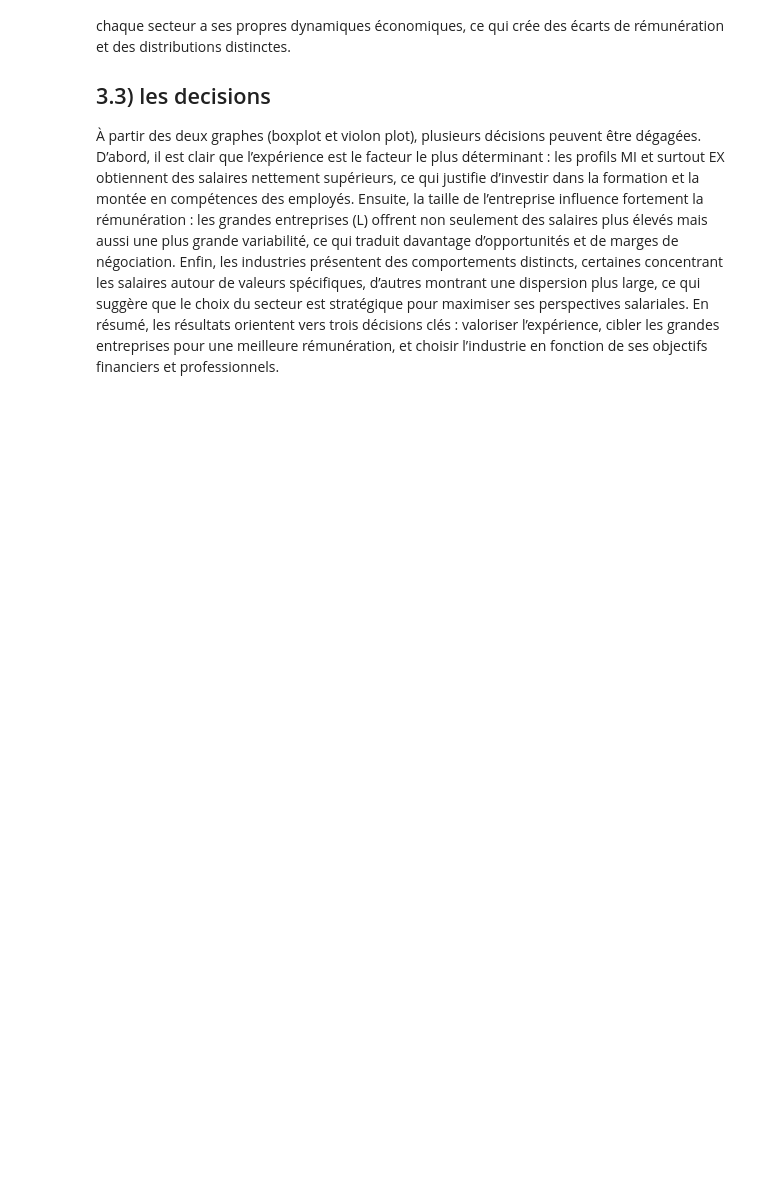
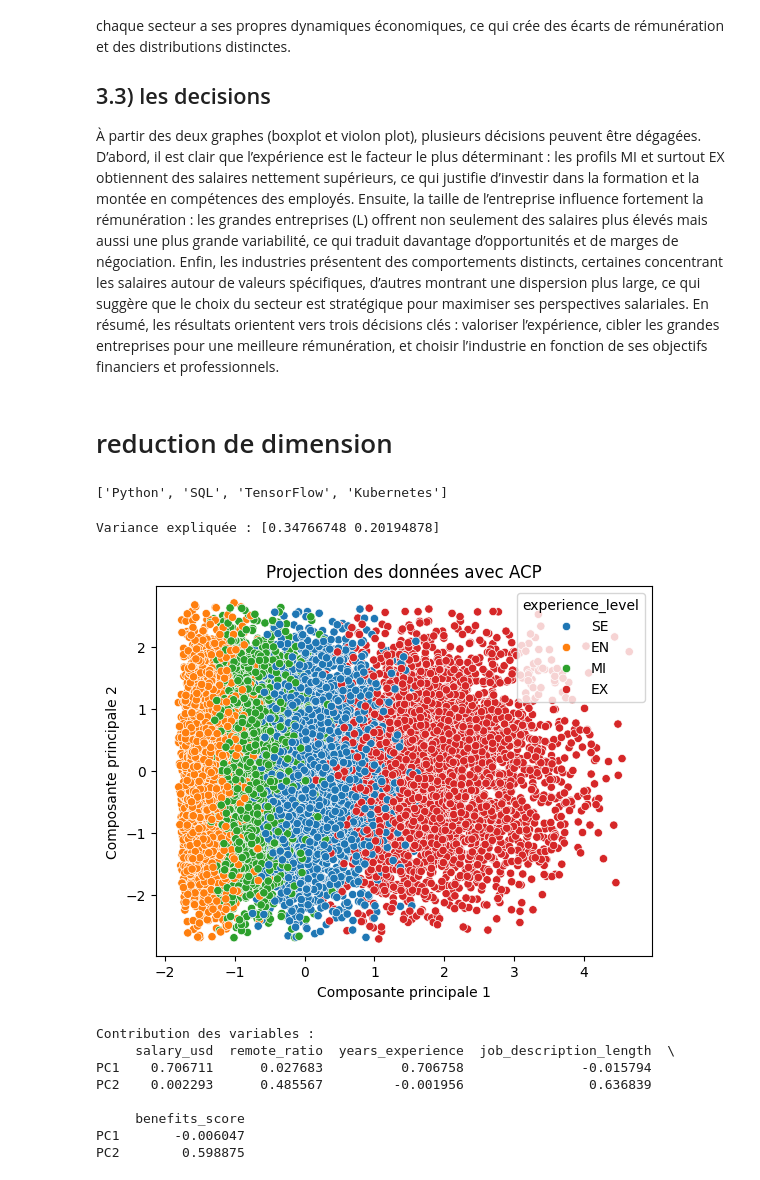
Before and after one commit to BrainCoder3/Vizualisation-Global-AI-Job-Market-Trends-Salary-Insights, a Jupyter notebook: notebooks/multivariate.ipynb, the cells around one changed output. Saved outputs shown, nothing was run; the diff lists cells and outputs as text; code cells hidden in the pictures; blank space fills up the shorter version.

```diff
--- a/notebooks/multivariate.ipynb
+++ b/notebooks/multivariate.ipynb
@@ -69,3 +69,5 @@ Text(0.5, 1.05, "Comparaison des salaires selon le niveau d'experiance, l'indust
 Ce violon plot illustre la distribution des salaires en fonction du niveau d’expérience, de l’industrie et de la taille de l’entreprise. On remarque que les salaires tendent à croître avec l’expérience, en particulier pour les profils MI et EX, et que les grandes entreprises (L) présentent des distributions plus étendues et des médianes plus élevées que les petites (S) ou moyennes (M). Les formes des violons montrent aussi la densité des salaires : certaines industries concentrent davantage de valeurs autour de niveaux spécifiques, tandis que d’autres affichent une dispersion plus large. Ces résultats s’expliquent par le fait que l’expérience accroît la valeur des employés, que les grandes entreprises disposent de plus de moyens financiers, et que chaque secteur a ses propres dynamiques économiques, ce qui crée des écarts de rémunération et des distributions distinctes.
 ## 3.3) les decisions
 À partir des deux graphes (boxplot et violon plot), plusieurs décisions peuvent être dégagées. D’abord, il est clair que l’expérience est le facteur le plus déterminant : les profils MI et surtout EX obtiennent des salaires nettement supérieurs, ce qui justifie d’investir dans la formation et la montée en compétences des employés. Ensuite, la taille de l’entreprise influence fortement la rémunération : les grandes entreprises (L) offrent non seulement des salaires plus élevés mais aussi une plus grande variabilité, ce qui traduit davantage d’opportunités et de marges de négociation. Enfin, les industries présentent des comportements distincts, certaines concentrant les salaires autour de valeurs spécifiques, d’autres montrant une dispersion plus large, ce qui suggère que le choix du secteur est stratégique pour maximiser ses perspectives salariales. En résumé, les résultats orientent vers trois décisions clés : valoriser l’expérience, cibler les grandes entreprises pour une meilleure rémunération, et choisir l’industrie en fonction de ses objectifs financiers et professionnels.
+# %% [markdown]
+# reduction de dimension
@@ -71,0 +77,72 @@ Ce violon plot illustre la distribution des salaires en fonction du niveau d’e
+# %%
+skills_exploded = df["required_skills"].str.split(",").explode().str.strip()
+
+# Compter les occurrences de chaque compétence
+top10 = skills_exploded.value_counts().head(4).index.tolist()
+print(top10)
+# %% [output]
+['Python', 'SQL', 'TensorFlow', 'Kubernetes']
+# %%
+def get_main_skill(skill_list):
+    skills = [s.strip() for s in skill_list.split(",")]
+    for skill in skills:
+        if skill in top10:
+            return skill  # retourne la 1ère compétence qui est dans le top10
+    return "other"
+
+df["main_skill"] = df["required_skills"].apply(get_main_skill)
+# %%
+numerical_columns = [var for var in df.select_dtypes(include='number').columns]
+
+X =df[numerical_columns]
+
+
+#  Standardisation
+scaler = StandardScaler()
+X_scaled = scaler.fit_transform(X)
+
+# . ACP (2 composantes)
+pca = PCA(n_components=2)
+components = pca.fit_transform(X_scaled)
+# . DataFrame PCA
+df_pca = pd.DataFrame(components, columns=["PC1","PC2"])
+df_pca["experience_level"] = df["experience_level"]
+
+# . Variance expliquée
+print("Variance expliquée :", pca.explained_variance_ratio_)
+
+sns.scatterplot(
+    data=df_pca,
+    x="PC1",
+    y="PC2",
+    hue="experience_level",
+
+)
+
+plt.title("Projection des données avec ACP")
+plt.xlabel("Composante principale 1")
+plt.ylabel("Composante principale 2")
+
+plt.show()
+
+
+#  Contribution des variables
+contributions_vars = pd.DataFrame(
+    pca.components_,
+    columns=numerical_columns,
+    index=["PC1","PC2"]
+)
+
+print("\nContribution des variables :")
+print(contributions_vars)
+# %% [output]
+Variance expliquée : [0.34766748 0.20194878]
+[figure, added]
+Contribution des variables :
+     salary_usd  remote_ratio  years_experience  job_description_length  \
+PC1    0.706711      0.027683          0.706758               -0.015794
+PC2    0.002293      0.485567         -0.001956                0.636839
+
+     benefits_score
+PC1       -0.006047
+PC2        0.598875
```
Also changed, not shown: parts of 6 cells of this notebook, 1 other file.
